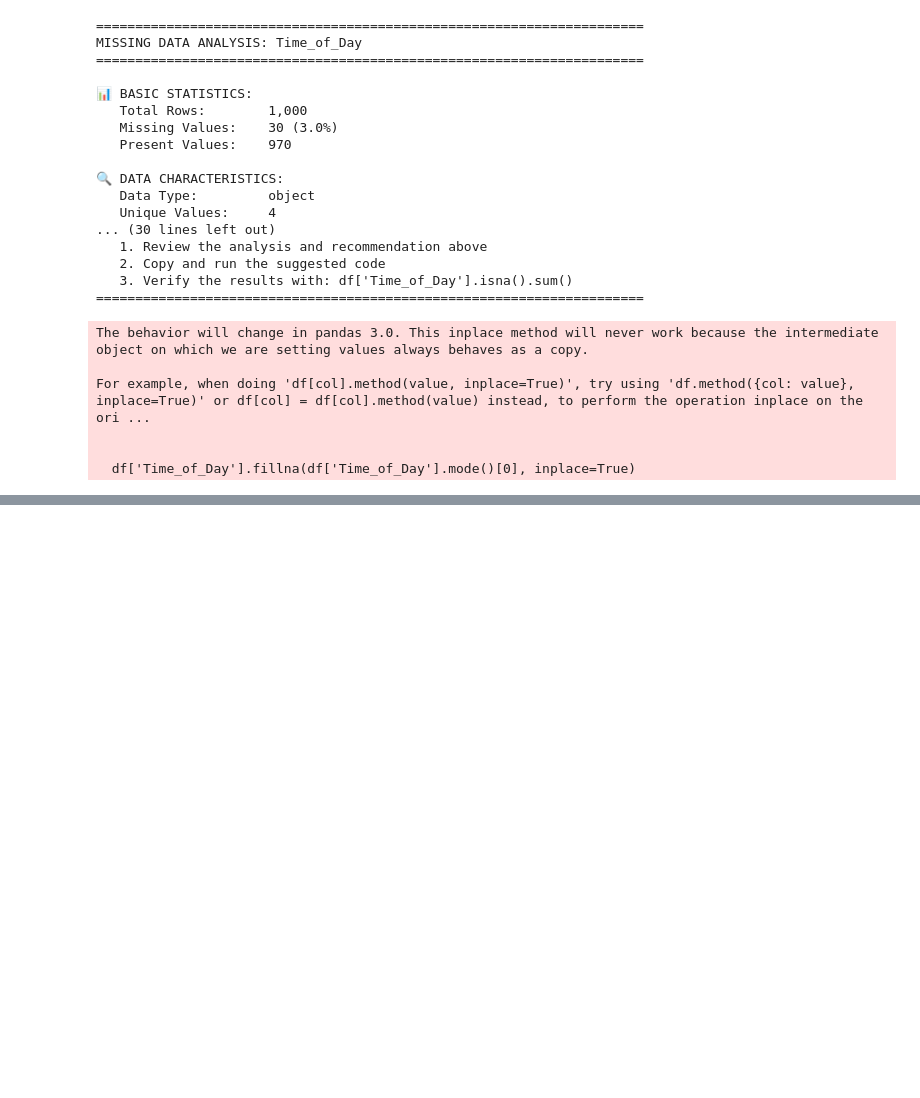
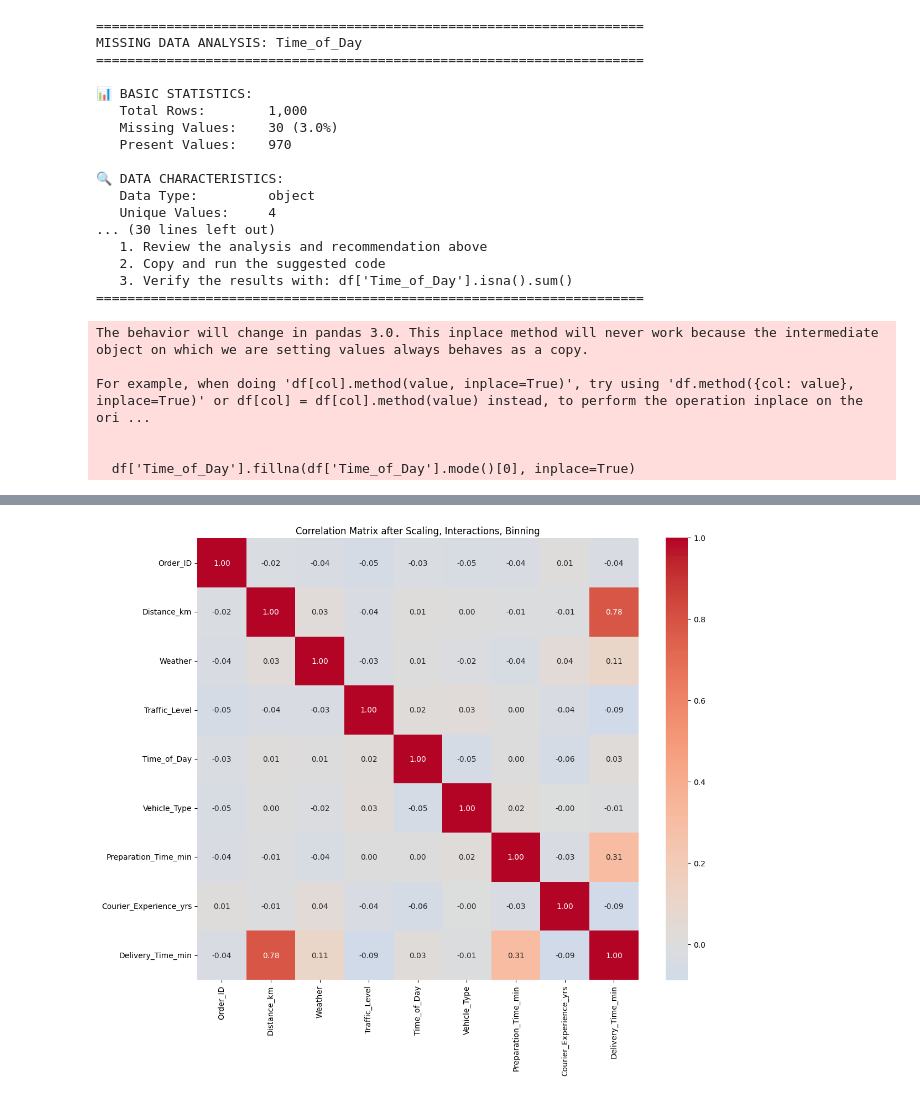
Before and after one commit to LukeOpany/food_delivery_timelines, a Jupyter notebook: deliverytines.ipynb, the cells around one changed output, grey strips where cells are left out. Saved outputs shown, nothing was run; the diff lists cells and outputs as text; code cells hidden in the pictures; blank space fills up the shorter version.

```diff
--- a/deliverytines.ipynb
+++ b/deliverytines.ipynb
@@ -373,0 +414,9 @@ memory usage: 70.4+ KB
+# %%
+plt.figure(figsize=(12,10))
+plt.title('Correlation Matrix after Scaling, Interactions, Binning')
+correlation_matrix = df_encoded.corr()
+sns.heatmap(correlation_matrix, cmap='coolwarm', annot=True, fmt='.2f', center=0, square=True)
+plt.tight_layout()
+plt.show()
+# %% [output]
+[figure, added]
```
Also changed, not shown: parts of 8 cells of this notebook.
